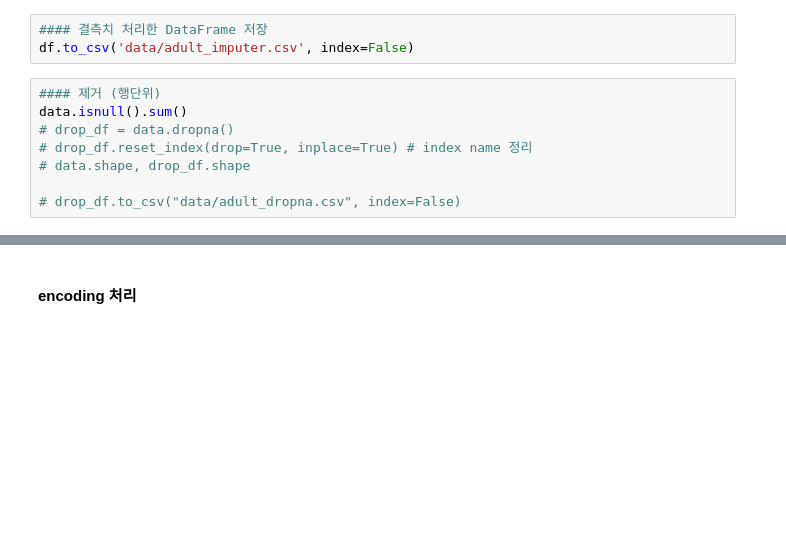
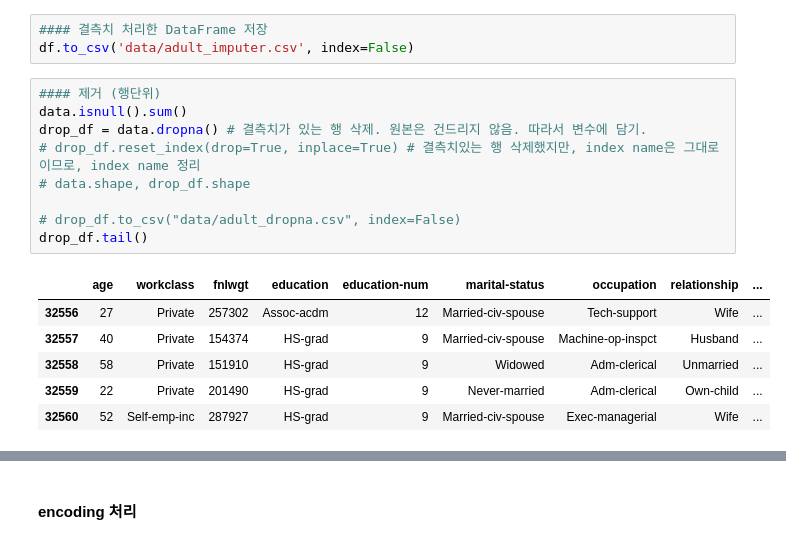
Before and after one commit to NGGW519/SKN13_mysrc, a Jupyter notebook: 08_머신러닝/04_데이터_전처리.ipynb, the cells around one changed output, grey strips where cells are left out. Saved outputs shown, nothing was run; the diff lists cells and outputs as text; blank space fills up the shorter version.

```diff
--- a/08_머신러닝/04_데이터_전처리.ipynb
+++ b/08_머신러닝/04_데이터_전처리.ipynb
@@ -472,8 +846,16 @@ df.to_csv('data/adult_imputer.csv', index=False)
 # %%
 #### 제거 (행단위)
 data.isnull().sum()
-# drop_df = data.dropna()
-# drop_df.reset_index(drop=True, inplace=True) # index name 정리
+drop_df = data.dropna() # 결측치가 있는 행 삭제. 원본은 건드리지 않음. 따라서 변수에 담기.
+# drop_df.reset_index(drop=True, inplace=True) # 결측치있는 행 삭제했지만, index name은 그대로이므로, index name 정리
 # data.shape, drop_df.shape
 
 # drop_df.to_csv("data/adult_dropna.csv", index=False)
+drop_df.tail()
+# %% [output]
+|  | age | workclass | fnlwgt | education | education-num | marital-status | occupation | relationship | ... |
+| 32556 | 27 | Private | 257302 | Assoc-acdm | 12 | Married-civ-spouse | Tech-support | Wife | ... |
+| 32557 | 40 | Private | 154374 | HS-grad | 9 | Married-civ-spouse | Machine-op-inspct | Husband | ... |
+| 32558 | 58 | Private | 151910 | HS-grad | 9 | Widowed | Adm-clerical | Unmarried | ... |
+| 32559 | 22 | Private | 201490 | HS-grad | 9 | Never-married | Adm-clerical | Own-child | ... |
+| 32560 | 52 | Self-emp-inc | 287927 | HS-grad | 9 | Married-civ-spouse | Exec-managerial | Wife | ... |
```
Also changed, not shown: parts of 113 cells of this notebook, 5 other files.
